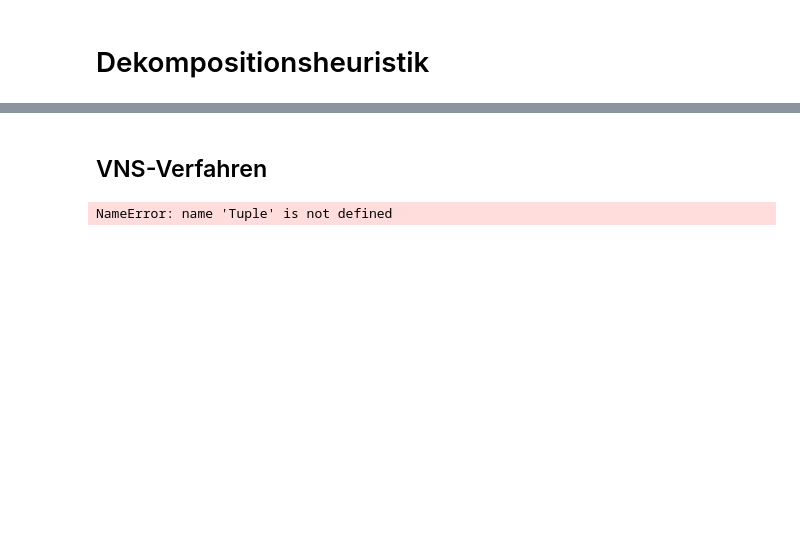
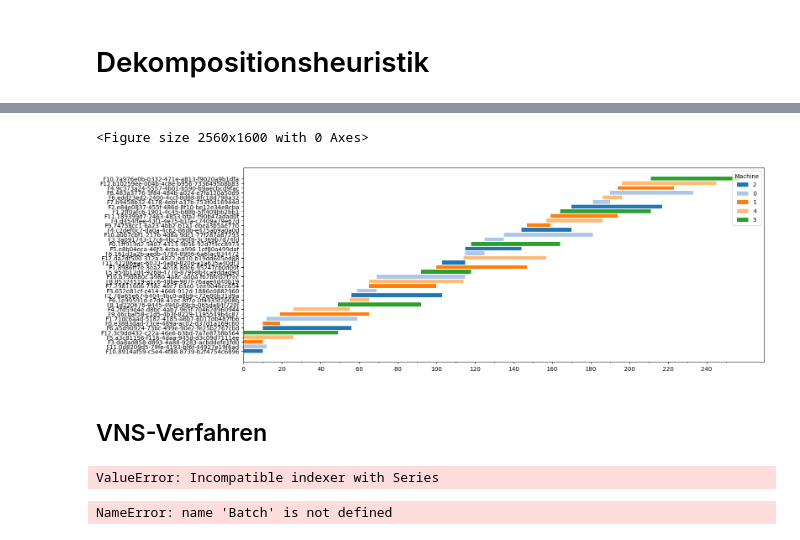
Before and after one commit to PROmetheus-94/Planungs-_und_Dispositionssysteme, a Jupyter notebook: Notebooks/Scheduling_VNS_ParallelIncompatibleBatchMachinesTWT.ipynb, the cells around one changed output, grey strips where cells are left out. Saved outputs shown, nothing was run; the diff lists cells and outputs as text; code cells hidden in the pictures; blank space fills up the shorter version.

Commit message:
added swap procedure to notebook

```diff
--- a/Notebooks/Scheduling_VNS_ParallelIncompatibleBatchMachinesTWT.ipynb
+++ b/Notebooks/Scheduling_VNS_ParallelIncompatibleBatchMachinesTWT.ipynb
@@ -270,0 +310,3 @@ Iteration 0 TWT: 17528.0 -> 16151.0
+# %%
+schedule.reset_index(inplace=True, drop=False)
+schedule
@@ -270,0 +376,4 @@ Iteration 0 TWT: 17528.0 -> 16151.0
+# %%
+schedule.sort_values(by="S", inplace=True)
+schedule.set_index("b", inplace=True)
+schedule
@@ -271,12 +395,37 @@ Iteration 0 TWT: 17528.0 -> 16151.0
+# %%
+plot_gantt_chart(schedule)
+# %% [output]
+<Figure size 2560x1600 with 0 Axes>
+[figure, added]
 # %% [markdown]
 ## VNS-Verfahren
+# %%
+from typing import List, Tuple
+
+# helper function for choosing a random machine queue
+def random_machines() -> Tuple[str, str]:
+    a = random.choice(schedule.m.unique())
+    b = random.choice(schedule.m[schedule.m != a].unique())
+    return str(a), str(b)
+
+# Neighborhood 1: Swap two batches
+def swap(schedule: pd.DataFrame, r: int):
+    # get random machines
+    m_a, m_b = random_machines()
+    # get random batches for each machine
+    b_a = random.choice(schedule[schedule.m == m_a].index.unique())
+    b_b = random.choice(schedule[schedule.m == m_b].index.unique())
+    # swap the batches
+
+    print(schedule.loc[b_a, "m"])
+
+twt_before = calculate_twt(schedule)
+twt_after = calculate_twt(swap(schedule, 1))
+print(f"TWT before: {twt_before}")
+print(f"TWT after: {twt_after}")
+# %% [output]
+ValueError: Incompatible indexer with Series
 # %%
-# helper function for choosing a random machine queue
-def random_machine_queues() -> Tuple[List[Batch], List[Batch]]:
-    a = random.choice(machine_queues)
-    b = random.choice([q for q in machine_queues if q != a])
-    return a, b
-
 # helper function for choosing a random machine queue and an index
 def random_machine_queues_and_indices() -> Tuple[Tuple[List[Batch], int], Tuple[List[Batch], int]]:
     a, b = random_machine_queues()
@@ -338,7 +487,7 @@ def move_seq(r):
     update_completion_times(a, index_a)
     update_completion_times(b, index_b)
 # %% [output]
-NameError: name 'Tuple' is not defined
+NameError: name 'Batch' is not defined
 # %%
 import itertools
 
```
Also changed, not shown: parts of 28 cells of this notebook.
